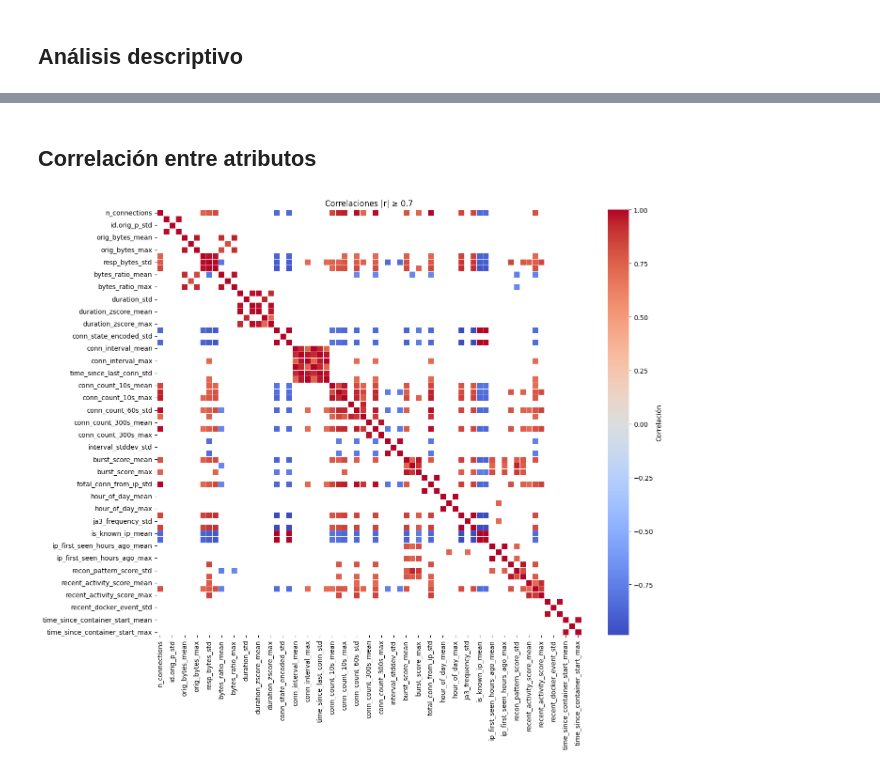
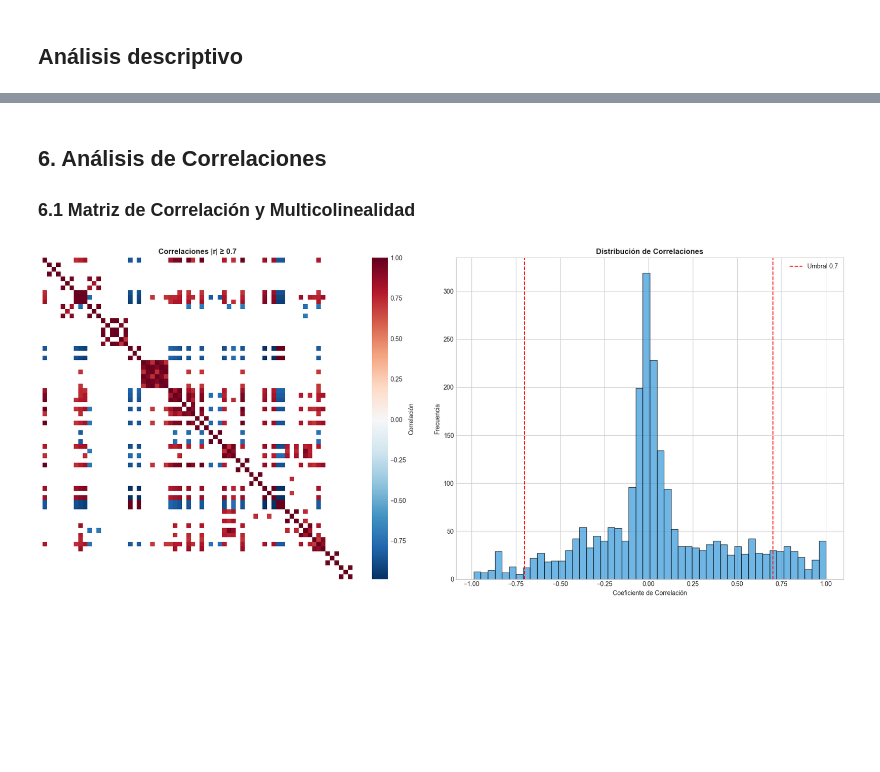
Before and after one commit to Grupo-MACC/ML_for_consul_poisoning, a Jupyter notebook: notebooks/01_eda_gabi.ipynb, the cells around one changed output, grey strips where cells are left out. Drawn from its saved outputs; the diff is of its cells as text; code cells hidden in the pictures; blank space fills up the shorter version.

```diff
--- a/notebooks/01_eda_gabi.ipynb
+++ b/notebooks/01_eda_gabi.ipynb
@@ -263,3 +519,13 @@ Por otro lado, las variables binarias muestran, en general, una tendencia clara
 # %%
-print(is_all_same_list)
+# Eliminar variables constantes
+print("ELIMINACIÓN DE VARIABLES NO INFORMATIVAS")
+print("="*60)
+
+cols_to_remove = constant_vars.copy()
+print(f"\n🗑️ Variables constantes eliminadas ({len(constant_vars)}):")
+for var in constant_vars:
+    print(f"   • {var}")
+
+df_clean = df_eda.drop(columns=[c for c in cols_to_remove if c in df_eda.columns])
+print(f"\n✓ Dataset después de limpieza: {df_clean.shape[1]} columnas")
 # %% [output]
@@ -269,3 +548,0 @@ Durante el análisis exploratorio se identificaron varias columnas cuyos valores
-# %%
-df_clean = df_eda.drop(columns=['id.resp_p_mean', 'id.resp_p_std', 'id.resp_p_max', 'ja3_is_known_mean', 'ja3_is_known_std', 'ja3_is_known_max', 'ja3_behavior_score_mean', 'ja3_behavior_score_std', 'ja3_behavior_score_max', 'unique_ja3_from_ip_mean', 'unique_ja3_from_ip_std', 'unique_ja3_from_ip_max', 'is_known_ip_std', 'id.resp_h_nunique', 'ja3_nunique'])
-df_clean.head()
@@ -279,29 +549,53 @@ df_clean.head()
 # %% [markdown]
-## Correlación entre atributos
+<a id="correlaciones"></a>
+## 6. Análisis de Correlaciones
+
+### 6.1 Matriz de Correlación y Multicolinealidad
 # %%
-import numpy as np
-import seaborn as sns
-import matplotlib.pyplot as plt
+# Matriz de correlación
+corr_matrix = df_clean.select_dtypes(include='number').corr()
 
-corr = df_clean.corr()
+# Visualización de correlaciones altas
+fig, axes = plt.subplots(1, 2, figsize=(18, 8))
 
-# Umbral de correlación
+# Heatmap completo con máscara para correlaciones bajas
 threshold = 0.7
+mask = np.abs(corr_matrix) < threshold
 
-mask = np.abs(corr) < threshold
+sns.heatmap(corr_matrix, mask=mask, cmap='RdBu_r', center=0,
+            ax=axes[0], cbar_kws={'label': 'Correlación'},
+            xticklabels=False, yticklabels=False)
+axes[0].set_title(f'Correlaciones |r| ≥ {threshold}', fontsize=12, fontweight='bold')
 
-plt.figure(figsize=(14, 12))
-sns.heatmap(
-    corr,
-    mask=mask,
-    cmap="coolwarm",
-    annot=False,
-    linewidths=0.5,
-    cbar_kws={"label": "Correlación"}
-)
+# Identificar pares altamente correlacionados
+high_corr_pairs = []
+for i in range(len(corr_matrix.columns)):
+    for j in range(i+1, len(corr_matrix.columns)):
+        if abs(corr_matrix.iloc[i, j]) >= 0.95:
+            high_corr_pairs.append({
+                'Variable 1': corr_matrix.columns[i],
+                'Variable 2': corr_matrix.columns[j],
+                'Correlación': corr_matrix.iloc[i, j]
+            })
 
-plt.title(f"Correlaciones |r| ≥ {threshold}")
+# Distribución de correlaciones
+corr_values = corr_matrix.values[np.triu_indices_from(corr_matrix.values, k=1)]
+axes[1].hist(corr_values, bins=50, color=COLORS['primary'], edgecolor='black', alpha=0.7)
+axes[1].axvline(x=0.7, color='red', linestyle='--', label='Umbral 0.7')
+axes[1].axvline(x=-0.7, color='red', linestyle='--')
+axes[1].set_xlabel('Coeficiente de Correlación')
+axes[1].set_ylabel('Frecuencia')
+axes[1].set_title('Distribución de Correlaciones', fontsize=12, fontweight='bold')
+axes[1].legend()
+
 plt.tight_layout()
 plt.show()
+
+# Mostrar pares altamente correlacionados
+if high_corr_pairs:
+    print(f"\n⚠️ PARES CON CORRELACIÓN ≥ 0.95 ({len(high_corr_pairs)} pares)")
+    print("="*70)
+    high_corr_df = pd.DataFrame(high_corr_pairs).sort_values('Correlación', ascending=False)
+    print(high_corr_df.to_string(index=False))
 # %% [output]
-[figure, old version]
+[figure, new version]
```
Also changed, not shown: parts of 52 cells of this notebook, 1 other file.
